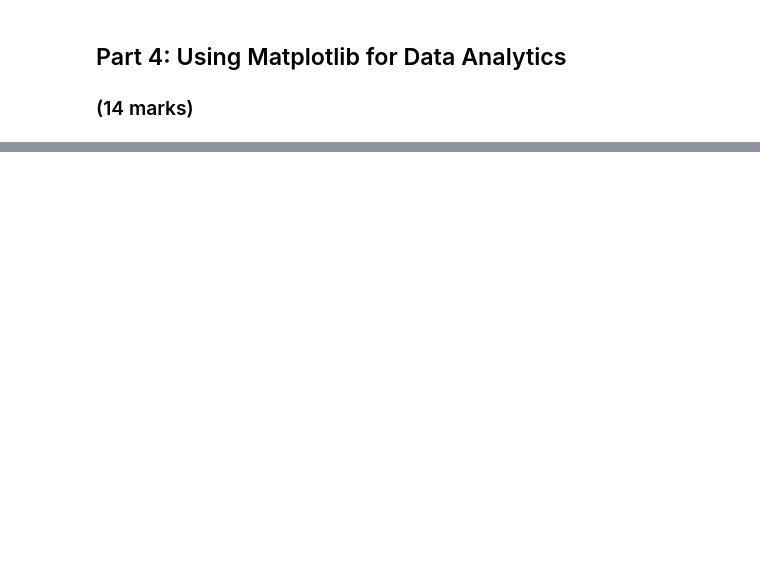
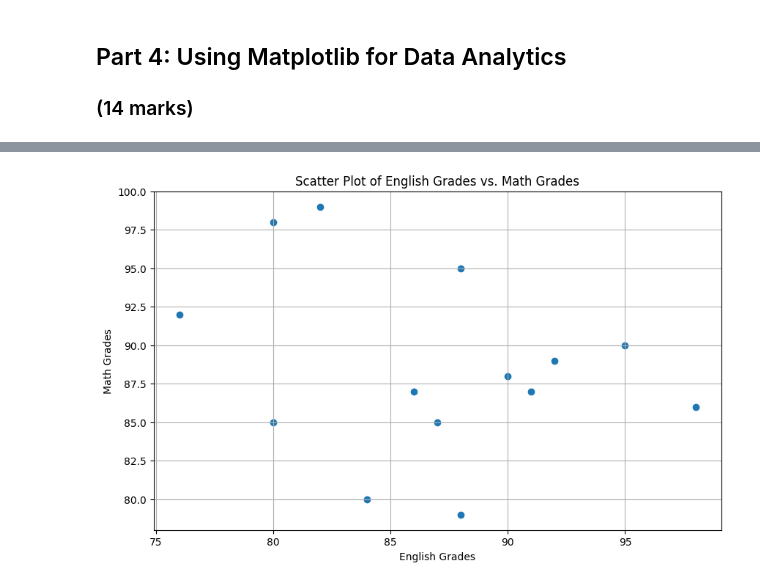
Before and after one commit to DiSu-2024/engg680_2024_fall, a Jupyter notebook: Lab_Assigment1/StudentGradeManagementSystem.ipynb, the cells around one changed output, grey strips where cells are left out. Cells and saved outputs as stored; diff of their text form; code cells hidden in the pictures; blank space fills up the shorter version.

```diff
--- a/Lab_Assigment1/StudentGradeManagementSystem.ipynb
+++ b/Lab_Assigment1/StudentGradeManagementSystem.ipynb
@@ -415,14 +413,8 @@ print(df_homeroom)
 # Hint: try joining on more than one column to avoid having to drop redundant columns, ie. on=['studentID', '<ColumnA>', '<ColumnB>'] ...
 # (5 marks)
 
-# Create DataFrames
-studentHomerooms = pd.DataFrame(data_student_homerooms)
-merged = pd.DataFrame(data_merged)
-
-# Ensure that the joining columns are of the same type
-studentHomerooms['studentID'] = studentHomerooms['studentID'].astype(int)
-merged['studentID'] = merged['studentID'].astype(int)
-merged_data = pd.merge( merged, studentHomerooms, on=['studentID', 'homeRoom'], how='inner')
-
+# Ensure the 'studentID' columns are of the same type
+df_homeroom['studentID'] = df_homeroom['studentID'].astype(str)
+merged_data = pd.merge(df_homeroom, df_studentGrades)
 print(merged_data.head())
 # %% [output]
@@ -528,22 +543,26 @@ plt.show()
 # %%
 # Let's also use matplotlib to display a scatter plot of English vs. Math grades
 # Scatter plots are useful for seeing the relationship between two variables
 plt.figure(figsize=(10, 6))
 
 # Step 1: Use .scatter(x_data, y_data) to create a scatter plot using the English grades on the x-axis, and Math grades on the y-axis
 # (2 mark)
-#
+plt.scatter(merged_data['englishGrade'], merged_data['mathGrade'])
 
 # Step 1: Properly label the x and y axes as well as the title of your plot.
 # (3 marks)
-#
+plt.xlabel('English Grades')
+plt.ylabel('Math Grades')
+plt.title('Scatter Plot of English Grades vs. Math Grades')
 plt.grid(True)
 
 # Step 2: Output an image file for the scatter plot with a descriptive file name
 # (1 mark)
-#
+plt.savefig('scatter_english_vs_math.png')
 
 plt.show()
+# %% [output]
+[figure, added]
 # %%
 # From the scatter plot, is there a relationship between the Math and English grades?
 # (1 mark)
```
Also changed, not shown: parts of 10 cells of this notebook.
